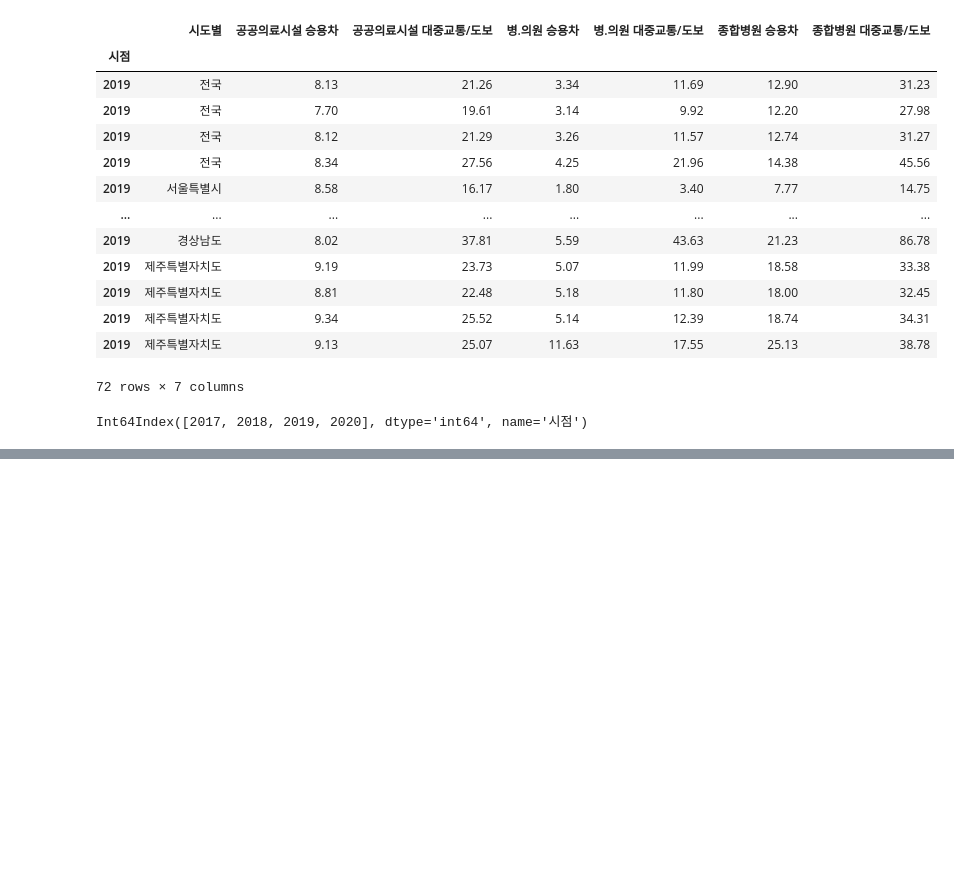
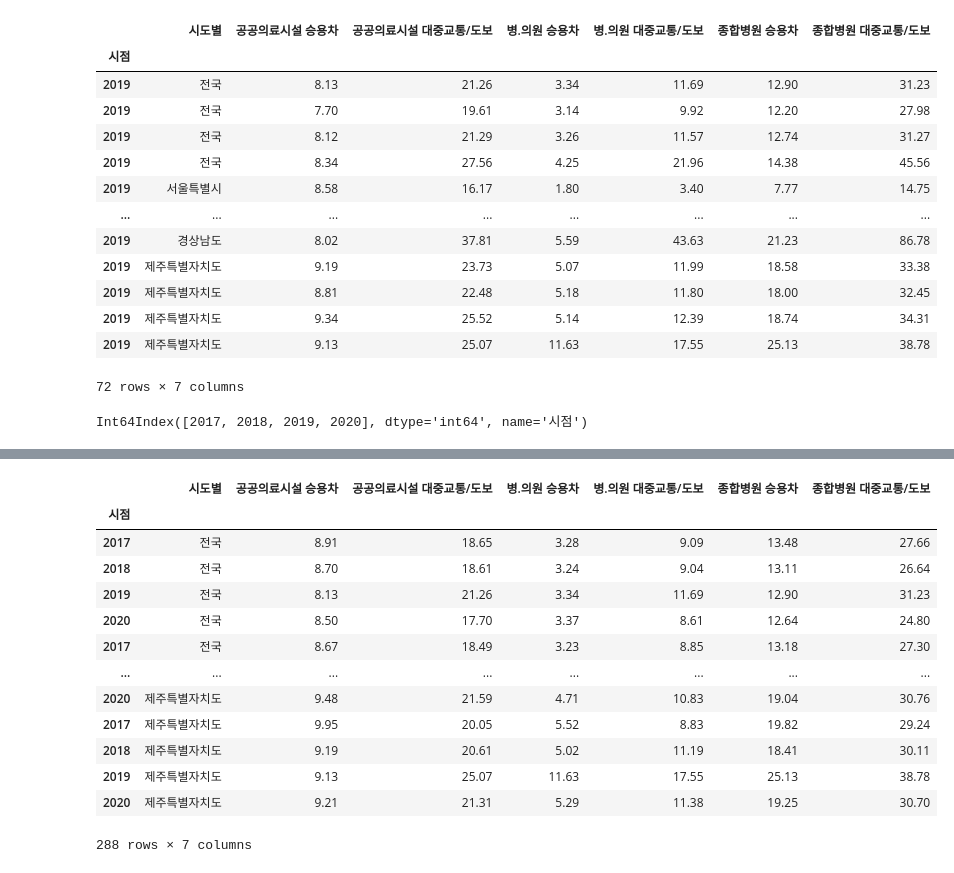
Before and after one commit to vxornjs11/Pytone_Flutter, a Jupyter notebook: Note/public health/의료시설 유형별 평균접근시간.ipynb, the cells around one changed output, grey strips where cells are left out. Drawn from its saved outputs; the diff is of its cells as text; code cells hidden in the pictures; blank space fills up the shorter version.

```diff
--- a/Note/public health/의료시설 유형별 평균접근시간.ipynb
+++ b/Note/public health/의료시설 유형별 평균접근시간.ipynb
@@ -176,0 +282,17 @@ for year in years:
+# %%
+goHospital
+# %% [output]
+|  | 시도별 | 공공의료시설 승용차 | 공공의료시설 대중교통/도보 | 병.의원 승용차 | 병.의원 대중교통/도보 | 종합병원 승용차 | 종합병원 대중교통/도보 |
+| 시점 |  |  |  |  |  |  |  |
+| 2017 | 전국 | 8.91 | 18.65 | 3.28 | 9.09 | 13.48 | 27.66 |
+| 2018 | 전국 | 8.70 | 18.61 | 3.24 | 9.04 | 13.11 | 26.64 |
+| 2019 | 전국 | 8.13 | 21.26 | 3.34 | 11.69 | 12.90 | 31.23 |
+| 2020 | 전국 | 8.50 | 17.70 | 3.37 | 8.61 | 12.64 | 24.80 |
+| 2017 | 전국 | 8.67 | 18.49 | 3.23 | 8.85 | 13.18 | 27.30 |
+| ... | ... | ... | ... | ... | ... | ... | ... |
+| 2020 | 제주특별자치도 | 9.48 | 21.59 | 4.71 | 10.83 | 19.04 | 30.76 |
+| 2017 | 제주특별자치도 | 9.95 | 20.05 | 5.52 | 8.83 | 19.82 | 29.24 |
+| 2018 | 제주특별자치도 | 9.19 | 20.61 | 5.02 | 11.19 | 18.41 | 30.11 |
+| 2019 | 제주특별자치도 | 9.13 | 25.07 | 11.63 | 17.55 | 25.13 | 38.78 |
+| 2020 | 제주특별자치도 | 9.21 | 21.31 | 5.29 | 11.38 | 19.25 | 30.70 |
+288 rows × 7 columns
```
Also changed, not shown: parts of 11 cells of this notebook, 10 other files.
